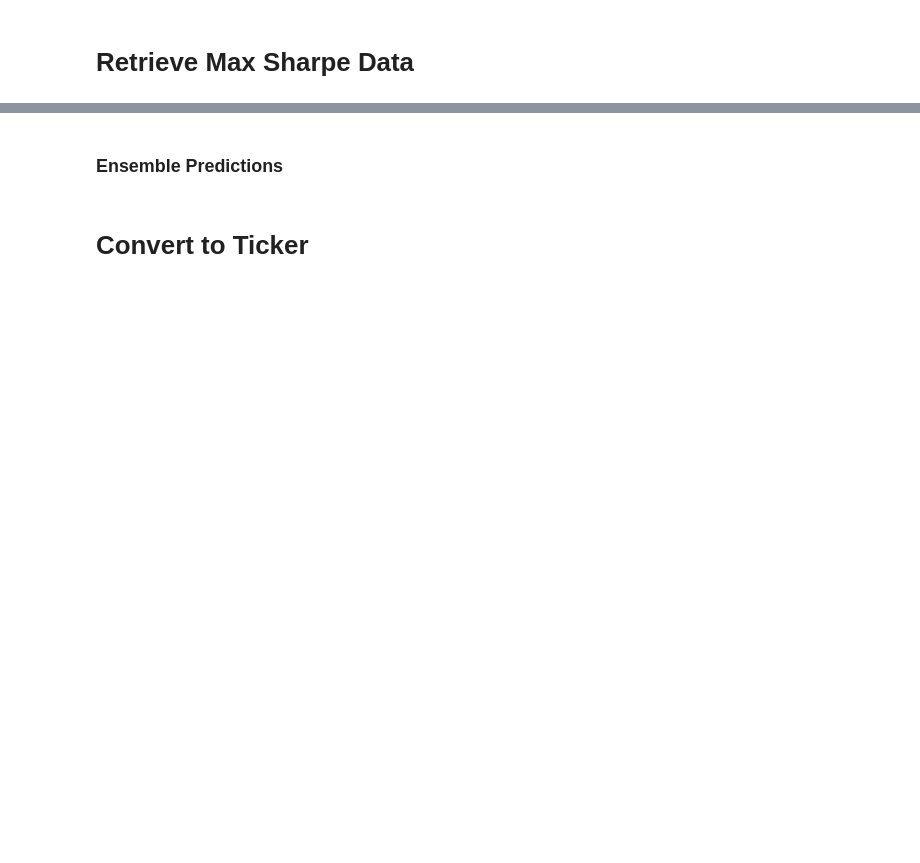
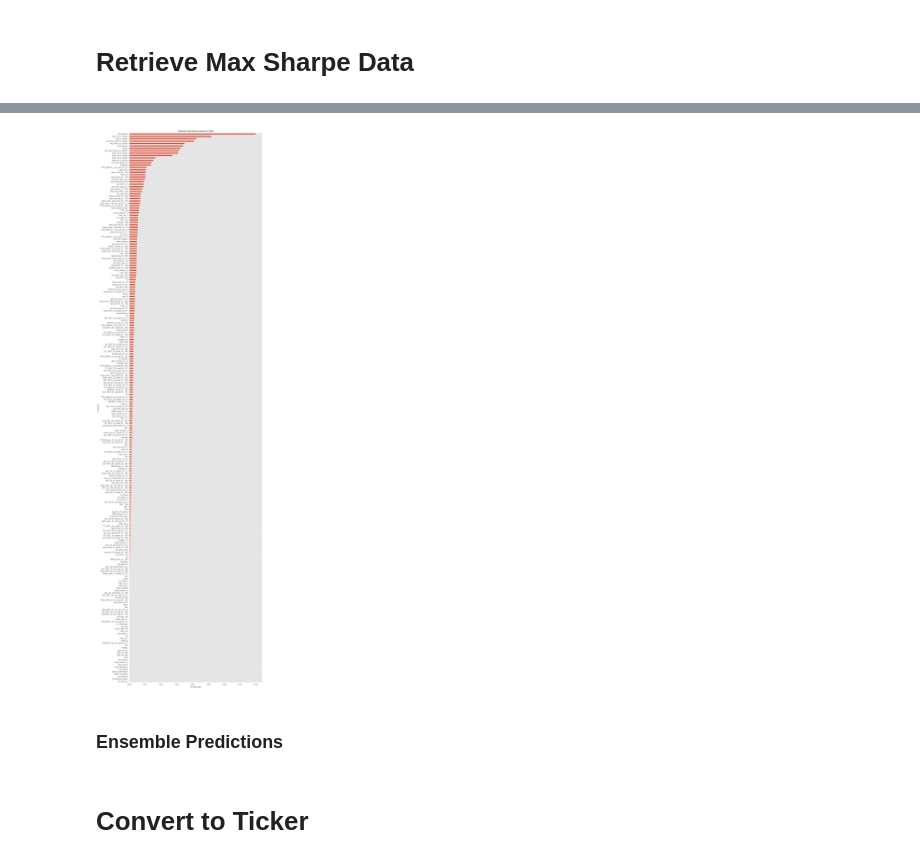
Before and after one commit to jfan1256/algofacto, a Jupyter notebook: strategy/strategy_ml.ipynb, the cells around one changed output, grey strips where cells are left out. Drawn from its saved outputs; the diff is of its cells as text; code cells hidden in the pictures; blank space fills up the shorter version.

```diff
--- a/strategy/strategy_ml.ipynb
+++ b/strategy/strategy_ml.ipynb
@@ -765,5 +764,7 @@ Best Sharpe Idx: 0
 # %%
-# split(best_model_params['split'])
+split(best_model_params['split'])
+# %% [output]
+[figure, added]
 # %% [markdown]
 ### Ensemble Predictions
 # %%
```
Also changed, not shown: parts of 14 cells of this notebook, 10 other files.
